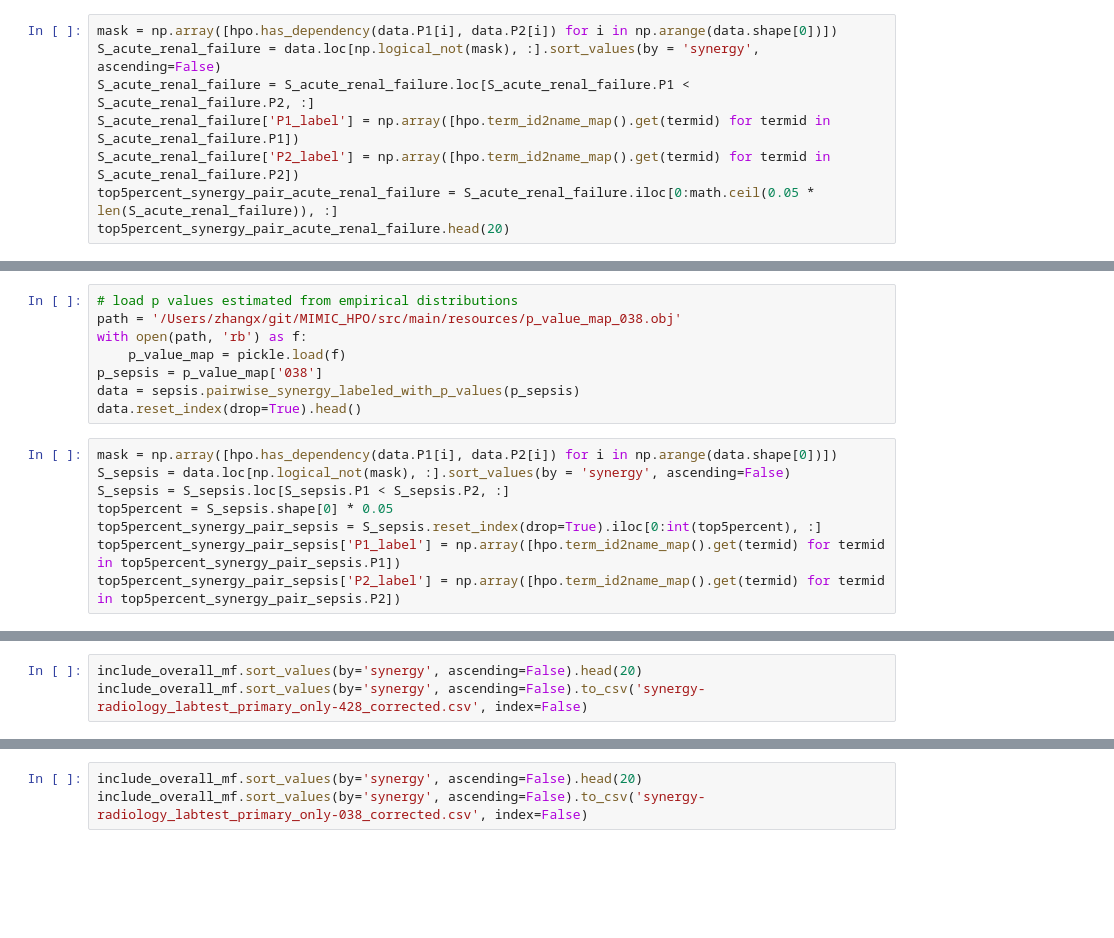
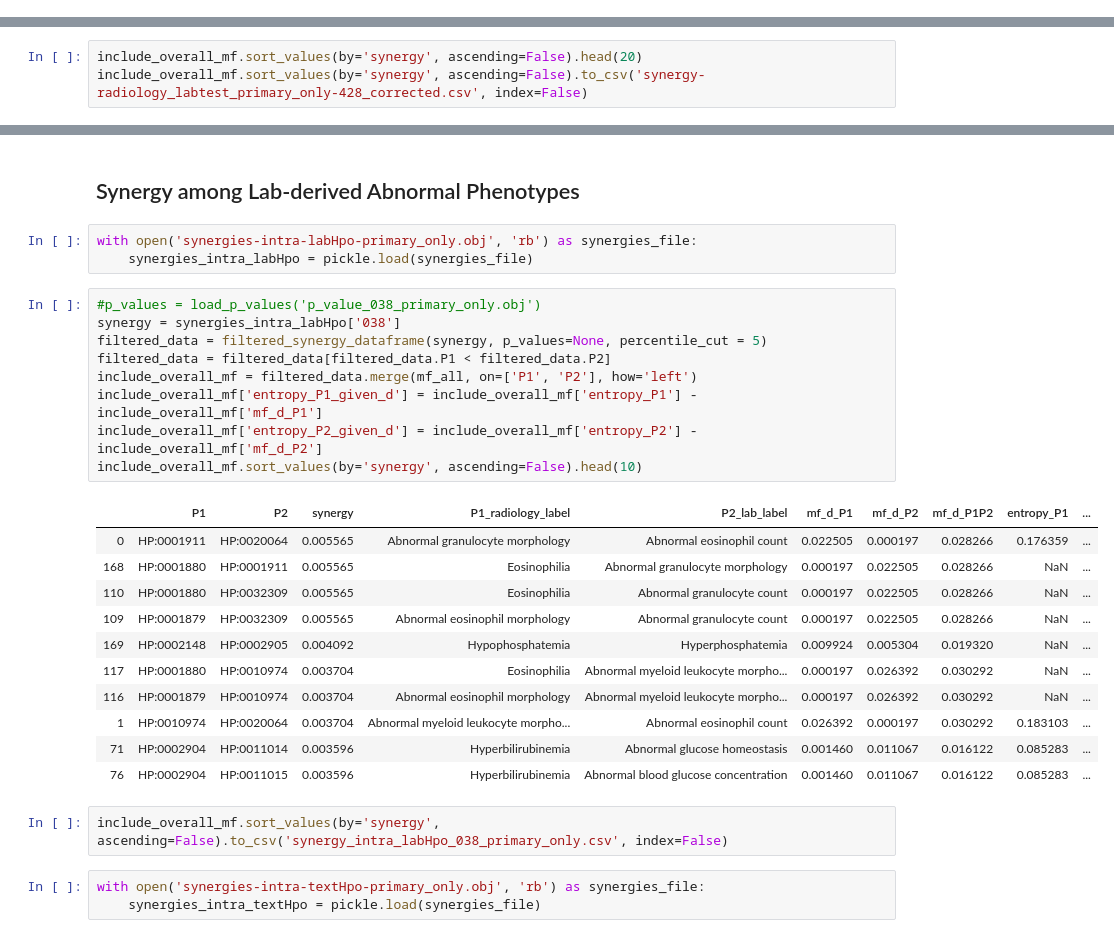
Before and after one commit to TheJacksonLaboratory/MIMIC_HPO, a Jupyter notebook: src/main/resources/interpretation.ipynb, the cells around one changed output, grey strips where cells are left out. Cells and saved outputs as stored; diff of their text form; blank space fills up the shorter version.

```diff
--- a/src/main/resources/interpretation.ipynb
+++ b/src/main/resources/interpretation.ipynb
@@ -71,8 +24,0 @@ data.reset_index(drop=True).head()
-# %%
-mask = np.array([hpo.has_dependency(data.P1[i], data.P2[i]) for i in np.arange(data.shape[0])])
-S_acute_renal_failure = data.loc[np.logical_not(mask), :].sort_values(by = 'synergy', ascending=False)
-S_acute_renal_failure = S_acute_renal_failure.loc[S_acute_renal_failure.P1 < S_acute_renal_failure.P2, :]
-S_acute_renal_failure['P1_label'] = np.array([hpo.term_id2name_map().get(termid) for termid in S_acute_renal_failure.P1])
-S_acute_renal_failure['P2_label'] = np.array([hpo.term_id2name_map().get(termid) for termid in S_acute_renal_failure.P2])
-top5percent_synergy_pair_acute_renal_failure = S_acute_renal_failure.iloc[0:math.ceil(0.05 * len(S_acute_renal_failure)), :]
-top5percent_synergy_pair_acute_renal_failure.head(20)
@@ -85,16 +24,0 @@ plt.show()
-# %%
-# load p values estimated from empirical distributions
-path = '/Users/zhangx/git/MIMIC_HPO/src/main/resources/p_value_map_038.obj'
-with open(path, 'rb') as f:
-    p_value_map = pickle.load(f)
-p_sepsis = p_value_map['038']
-data = sepsis.pairwise_synergy_labeled_with_p_values(p_sepsis)
-data.reset_index(drop=True).head()
-# %%
-mask = np.array([hpo.has_dependency(data.P1[i], data.P2[i]) for i in np.arange(data.shape[0])])
-S_sepsis = data.loc[np.logical_not(mask), :].sort_values(by = 'synergy', ascending=False)
-S_sepsis = S_sepsis.loc[S_sepsis.P1 < S_sepsis.P2, :]
-top5percent = S_sepsis.shape[0] * 0.05
-top5percent_synergy_pair_sepsis = S_sepsis.reset_index(drop=True).iloc[0:int(top5percent), :]
-top5percent_synergy_pair_sepsis['P1_label'] = np.array([hpo.term_id2name_map().get(termid) for termid in top5percent_synergy_pair_sepsis.P1])
-top5percent_synergy_pair_sepsis['P2_label'] = np.array([hpo.term_id2name_map().get(termid) for termid in top5percent_synergy_pair_sepsis.P2])
@@ -228,3 +158,31 @@ include_overall_mf['entropy_P2_given_d'] = include_overall_mf['entropy_P2'] - in
+# %% [markdown]
+## Synergy among Lab-derived Abnormal Phenotypes
+# %%
+with open('synergies-intra-labHpo-primary_only.obj', 'rb') as synergies_file:
+    synergies_intra_labHpo = pickle.load(synergies_file)
+# %%
+#p_values = load_p_values('p_value_038_primary_only.obj')
+synergy = synergies_intra_labHpo['038']
+filtered_data = filtered_synergy_dataframe(synergy, p_values=None, percentile_cut = 5)
+filtered_data = filtered_data[filtered_data.P1 < filtered_data.P2]
+include_overall_mf = filtered_data.merge(mf_all, on=['P1', 'P2'], how='left')
+include_overall_mf['entropy_P1_given_d'] = include_overall_mf['entropy_P1'] - include_overall_mf['mf_d_P1']
+include_overall_mf['entropy_P2_given_d'] = include_overall_mf['entropy_P2'] - include_overall_mf['mf_d_P2']
+include_overall_mf.sort_values(by='synergy', ascending=False).head(10)
+# %% [output]
+|  | P1 | P2 | synergy | P1_radiology_label | P2_lab_label | mf_d_P1 | mf_d_P2 | mf_d_P1P2 | entropy_P1 | ... |
+| 0 | HP:0001911 | HP:0020064 | 0.005565 | Abnormal granulocyte morphology | Abnormal eosinophil count | 0.022505 | 0.000197 | 0.028266 | 0.176359 | ... |
+| 168 | HP:0001880 | HP:0001911 | 0.005565 | Eosinophilia | Abnormal granulocyte morphology | 0.000197 | 0.022505 | 0.028266 | NaN | ... |
+| 110 | HP:0001880 | HP:0032309 | 0.005565 | Eosinophilia | Abnormal granulocyte count | 0.000197 | 0.022505 | 0.028266 | NaN | ... |
+| 109 | HP:0001879 | HP:0032309 | 0.005565 | Abnormal eosinophil morphology | Abnormal granulocyte count | 0.000197 | 0.022505 | 0.028266 | NaN | ... |
+| 169 | HP:0002148 | HP:0002905 | 0.004092 | Hypophosphatemia | Hyperphosphatemia | 0.009924 | 0.005304 | 0.019320 | NaN | ... |
+| 117 | HP:0001880 | HP:0010974 | 0.003704 | Eosinophilia | Abnormal myeloid leukocyte morpho... | 0.000197 | 0.026392 | 0.030292 | NaN | ... |
+| 116 | HP:0001879 | HP:0010974 | 0.003704 | Abnormal eosinophil morphology | Abnormal myeloid leukocyte morpho... | 0.000197 | 0.026392 | 0.030292 | NaN | ... |
+| 1 | HP:0010974 | HP:0020064 | 0.003704 | Abnormal myeloid leukocyte morpho... | Abnormal eosinophil count | 0.026392 | 0.000197 | 0.030292 | 0.183103 | ... |
+| 71 | HP:0002904 | HP:0011014 | 0.003596 | Hyperbilirubinemia | Abnormal glucose homeostasis | 0.001460 | 0.011067 | 0.016122 | 0.085283 | ... |
+| 76 | HP:0002904 | HP:0011015 | 0.003596 | Hyperbilirubinemia | Abnormal blood glucose concentration | 0.001460 | 0.011067 | 0.016122 | 0.085283 | ... |
 # %%
-include_overall_mf.sort_values(by='synergy', ascending=False).head(20)
-include_overall_mf.sort_values(by='synergy', ascending=False).to_csv('synergy-radiology_labtest_primary_only-038_corrected.csv', index=False)
+include_overall_mf.sort_values(by='synergy', ascending=False).to_csv('synergy_intra_labHpo_038_primary_only.csv', index=False)
+# %%
+with open('synergies-intra-textHpo-primary_only.obj', 'rb') as synergies_file:
+    synergies_intra_textHpo = pickle.load(synergies_file)
```
Also changed, not shown: parts of 25 cells of this notebook, 2 other files.
